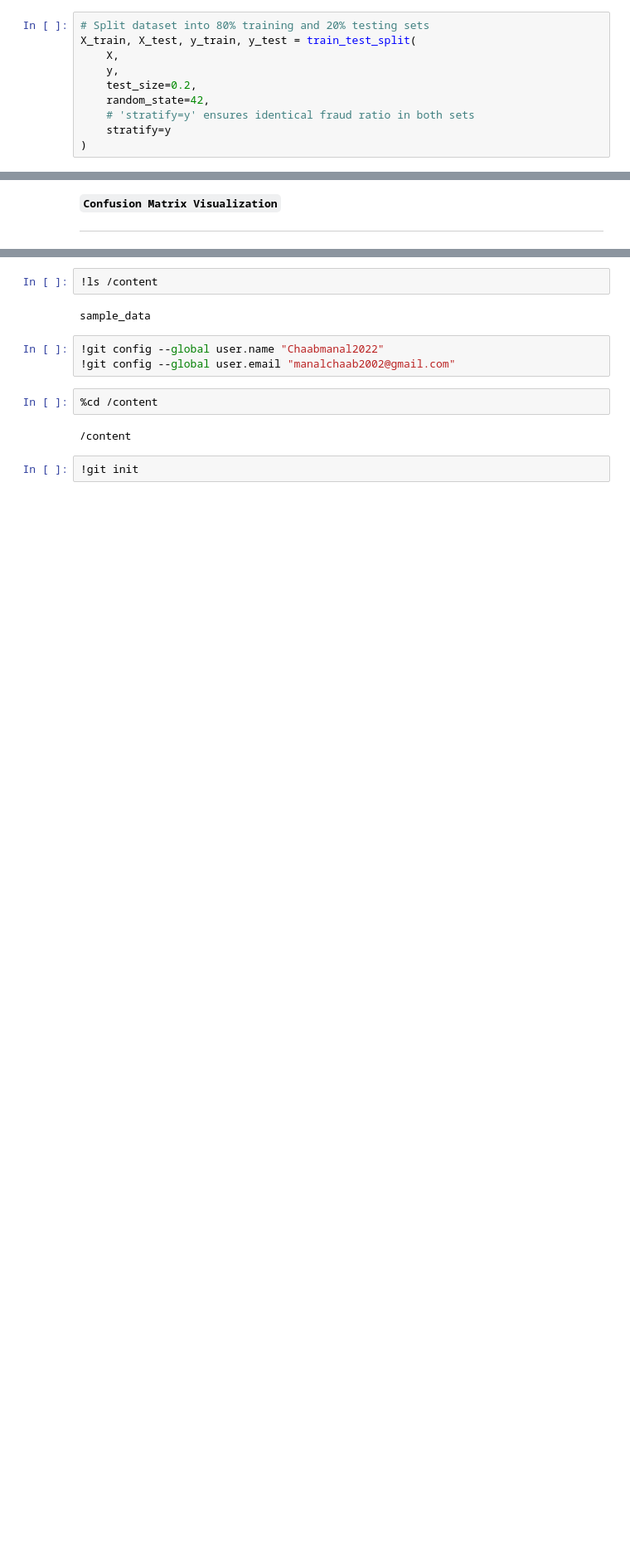
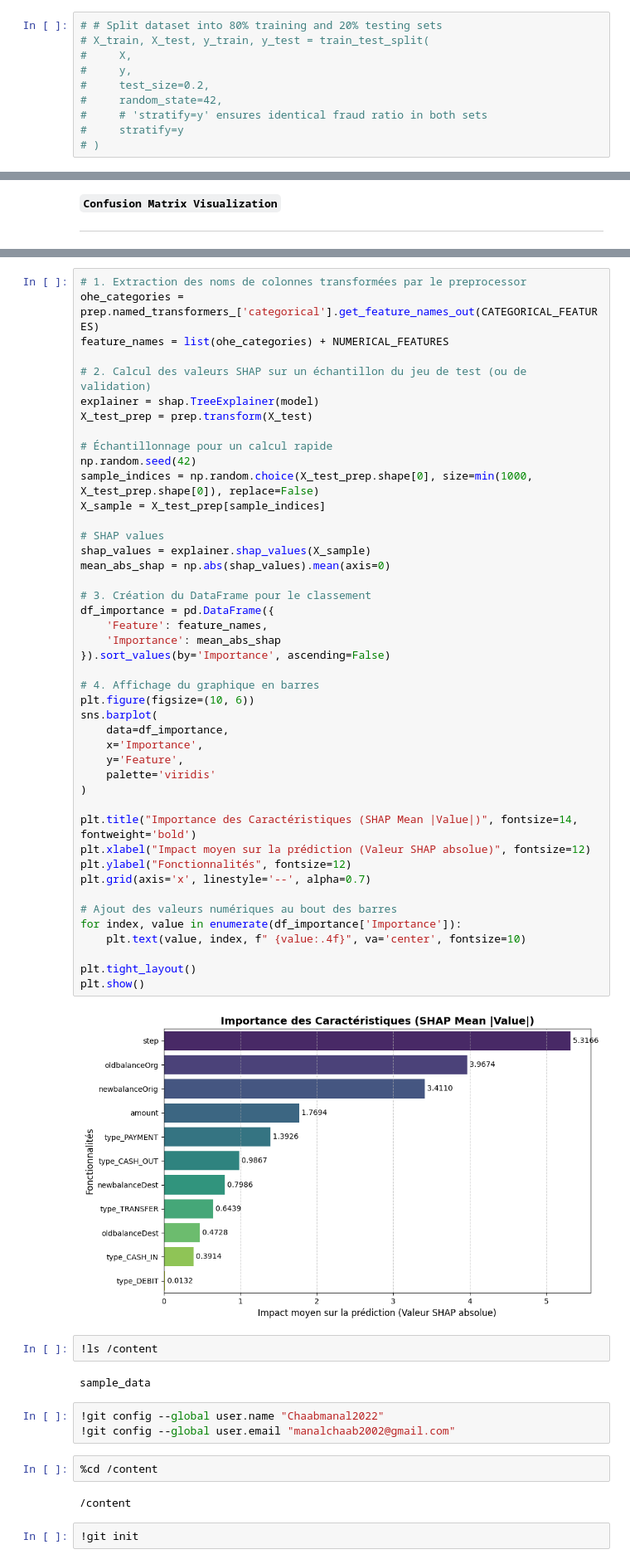
Before and after one commit to Chaabmanal2022/Balancing-PR-AUC-and-Explanation-Stability-in-Fraud-Detection, a Jupyter notebook: Pipeline_2_ADASYN.ipynb, the cells around one changed output, grey strips where cells are left out. Shown at 83% size. Cells and saved outputs as stored; diff of their text form; blank space fills up the shorter version.

```diff
--- a/Pipeline_2_ADASYN.ipynb
+++ b/Pipeline_2_ADASYN.ipynb
@@ -120,13 +188,13 @@ Test  - fraude : 1,643 (0.1291%)
 # %%
-# Split dataset into 80% training and 20% testing sets
-X_train, X_test, y_train, y_test = train_test_split(
-    X,
-    y,
-    test_size=0.2,
-    random_state=42,
-    # 'stratify=y' ensures identical fraud ratio in both sets
-    stratify=y
-)
+# # Split dataset into 80% training and 20% testing sets
+# X_train, X_test, y_train, y_test = train_test_split(
+#     X,
+#     y,
+#     test_size=0.2,
+#     random_state=42,
+#     # 'stratify=y' ensures identical fraud ratio in both sets
+#     stratify=y
+# )
 # %%
 print(f"\n[SPLIT] Train : {len(X_train):,} | Test : {len(X_test):,}")
 print(f"[SPLIT] Fraudes dans train : {y_train.sum():,} ({y_train.mean()*100:.4f}%)")
@@ -1106,3 +1277,49 @@ plt.show()
+# %%
+# 1. Extraction des noms de colonnes transformées par le preprocessor
+ohe_categories = prep.named_transformers_['categorical'].get_feature_names_out(CATEGORICAL_FEATURES)
+feature_names = list(ohe_categories) + NUMERICAL_FEATURES
+
+# 2. Calcul des valeurs SHAP sur un échantillon du jeu de test (ou de validation)
+explainer = shap.TreeExplainer(model)
+X_test_prep = prep.transform(X_test)
+
+# Échantillonnage pour un calcul rapide
+np.random.seed(42)
+sample_indices = np.random.choice(X_test_prep.shape[0], size=min(1000, X_test_prep.shape[0]), replace=False)
+X_sample = X_test_prep[sample_indices]
+
+# SHAP values
+shap_values = explainer.shap_values(X_sample)
+mean_abs_shap = np.abs(shap_values).mean(axis=0)
+
+# 3. Création du DataFrame pour le classement
+df_importance = pd.DataFrame({
+    'Feature': feature_names,
+    'Importance': mean_abs_shap
+}).sort_values(by='Importance', ascending=False)
+
+# 4. Affichage du graphique en barres
+plt.figure(figsize=(10, 6))
+sns.barplot(
+    data=df_importance,
+    x='Importance',
+    y='Feature',
+    palette='viridis'
+)
+
+plt.title("Importance des Caractéristiques (SHAP Mean |Value|)", fontsize=14, fontweight='bold')
+plt.xlabel("Impact moyen sur la prédiction (Valeur SHAP absolue)", fontsize=12)
+plt.ylabel("Fonctionnalités", fontsize=12)
+plt.grid(axis='x', linestyle='--', alpha=0.7)
+
+# Ajout des valeurs numériques au bout des barres
+for index, value in enumerate(df_importance['Importance']):
+    plt.text(value, index, f" {value:.4f}", va='center', fontsize=10)
+
+plt.tight_layout()
+plt.show()
+# %% [output]
+[figure, added]
 # %%
 !ls /content
 # %% [output]
```
Also changed, not shown: parts of 14 cells of this notebook.
